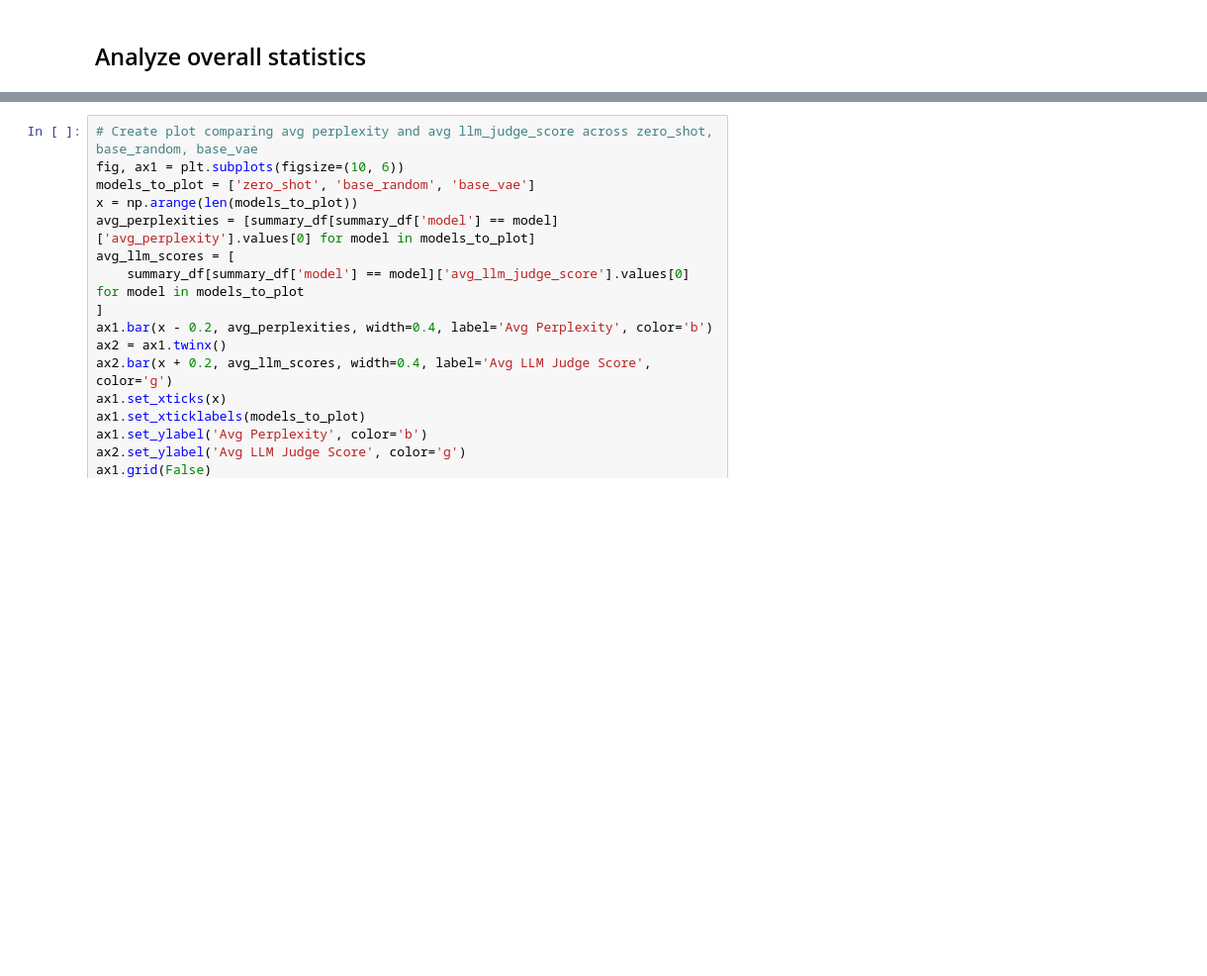
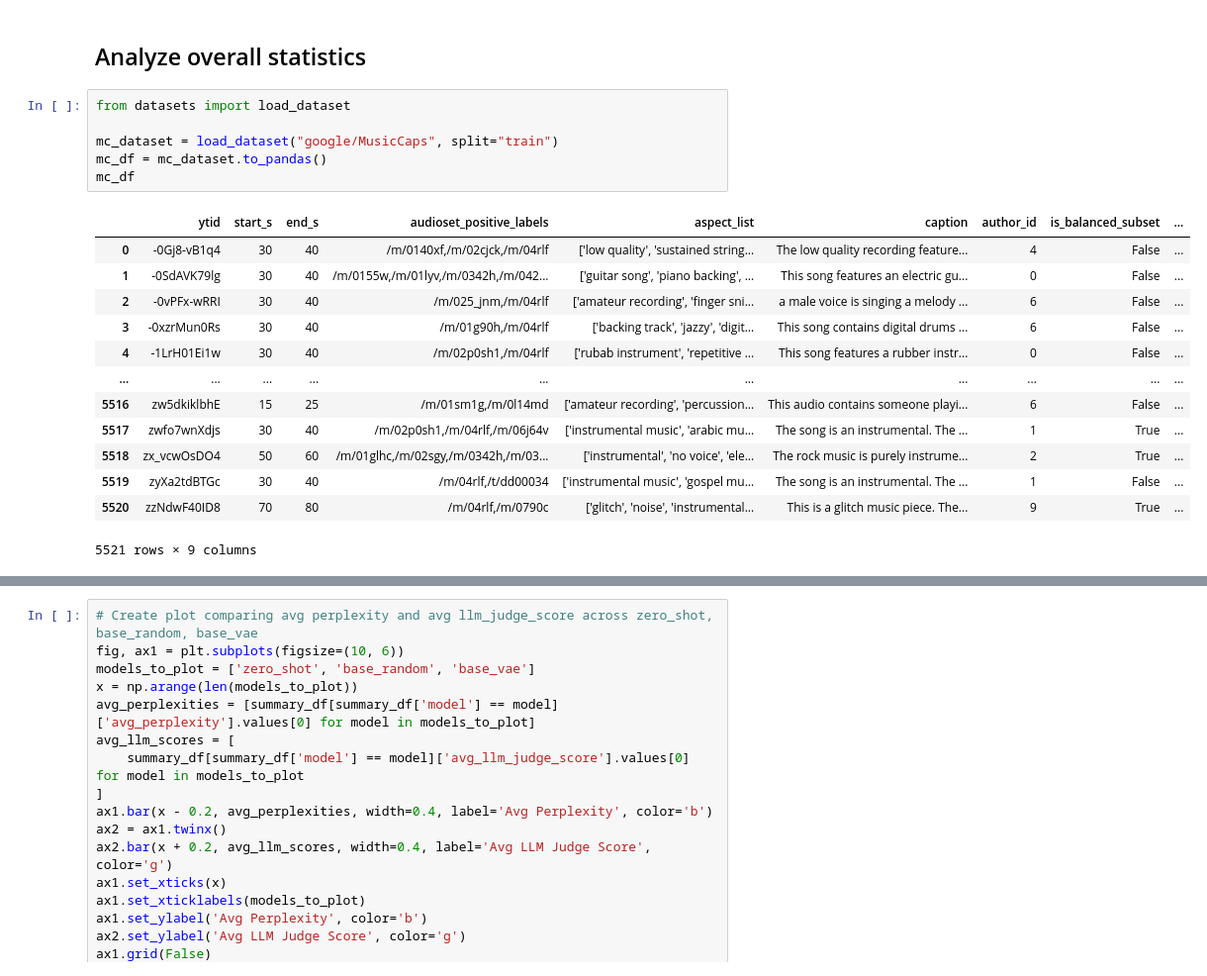
Before and after one commit to BrunoSienkiewicz/ConceptCaps, a Jupyter notebook: notebooks/caption-inference-analysis.ipynb, the cells around one changed output, grey strips where cells are left out. Shown at 99% size. Saved outputs shown, nothing was run; the diff lists cells and outputs as text; blank space fills up the shorter version.

```diff
--- a/notebooks/caption-inference-analysis.ipynb
+++ b/notebooks/caption-inference-analysis.ipynb
@@ -168,6 +168,26 @@ base_vae aspects: ['acoustic drums', 'epic', 'rock', 'slow tempo', 'strings'] ca
 ft_vae aspects: ['acoustic drums', 'epic', 'rock', 'slow tempo', 'strings'] caption: This rock song features a slow tempo. There is an acoustic drum playing a simple beat in common time with strings p ...
 # %% [markdown]
 ## Analyze overall statistics
+# %%
+from datasets import load_dataset
+
+mc_dataset = load_dataset("google/MusicCaps", split="train")
+mc_df = mc_dataset.to_pandas()
+mc_df
+# %% [output]
+|  | ytid | start_s | end_s | audioset_positive_labels | aspect_list | caption | author_id | is_balanced_subset | ... |
+| 0 | -0Gj8-vB1q4 | 30 | 40 | /m/0140xf,/m/02cjck,/m/04rlf | ['low quality', 'sustained string... | The low quality recording feature... | 4 | False | ... |
+| 1 | -0SdAVK79lg | 30 | 40 | /m/0155w,/m/01lyv,/m/0342h,/m/042... | ['guitar song', 'piano backing', ... | This song features an electric gu... | 0 | False | ... |
+| 2 | -0vPFx-wRRI | 30 | 40 | /m/025_jnm,/m/04rlf | ['amateur recording', 'finger sni... | a male voice is singing a melody ... | 6 | False | ... |
+| 3 | -0xzrMun0Rs | 30 | 40 | /m/01g90h,/m/04rlf | ['backing track', 'jazzy', 'digit... | This song contains digital drums ... | 6 | False | ... |
+| 4 | -1LrH01Ei1w | 30 | 40 | /m/02p0sh1,/m/04rlf | ['rubab instrument', 'repetitive ... | This song features a rubber instr... | 0 | False | ... |
+| ... | ... | ... | ... | ... | ... | ... | ... | ... | ... |
+| 5516 | zw5dkiklbhE | 15 | 25 | /m/01sm1g,/m/0l14md | ['amateur recording', 'percussion... | This audio contains someone playi... | 6 | False | ... |
+| 5517 | zwfo7wnXdjs | 30 | 40 | /m/02p0sh1,/m/04rlf,/m/06j64v | ['instrumental music', 'arabic mu... | The song is an instrumental. The ... | 1 | True | ... |
+| 5518 | zx_vcwOsDO4 | 50 | 60 | /m/01glhc,/m/02sgy,/m/0342h,/m/03... | ['instrumental', 'no voice', 'ele... | The rock music is purely instrume... | 2 | True | ... |
+| 5519 | zyXa2tdBTGc | 30 | 40 | /m/04rlf,/t/dd00034 | ['instrumental music', 'gospel mu... | The song is an instrumental. The ... | 1 | False | ... |
+| 5520 | zzNdwF40ID8 | 70 | 80 | /m/04rlf,/m/0790c | ['glitch', 'noise', 'instrumental... | This is a glitch music piece. The... | 9 | True | ... |
+5521 rows × 9 columns
 # %%
 # Table: model, split, avg_prediction_length, avg_perplexity, median_perplexity, avg_llm_judge_score, median_llm_judge_score
 summary_stats = []
```
Also changed, not shown: parts of 7 cells of this notebook, 8 other files.
